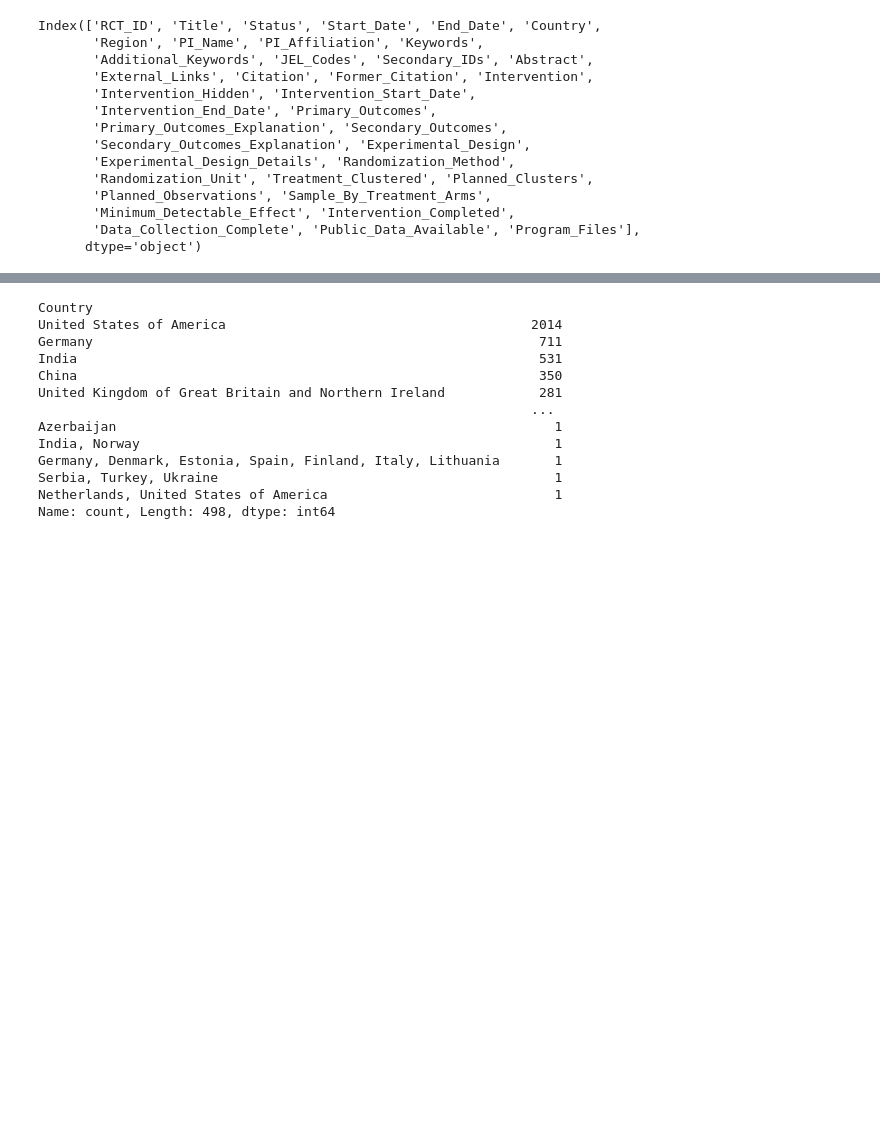
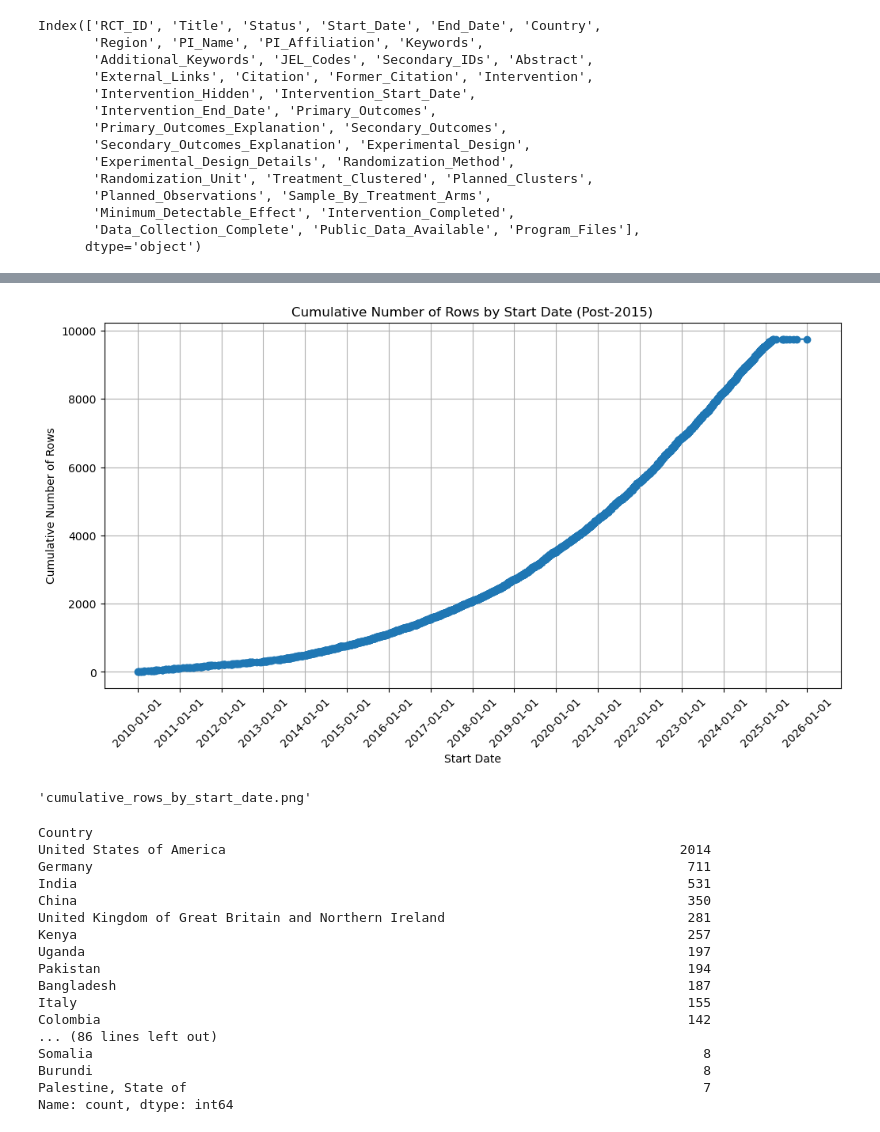
Before and after one commit to soodoku/aea_rct_reg, a Jupyter notebook: aea_rct.ipynb, the cells around one changed output, grey strips where cells are left out. Cells and saved outputs as stored; diff of their text form; code cells hidden in the pictures; blank space fills up the shorter version.

```diff
--- a/aea_rct.ipynb
+++ b/aea_rct.ipynb
@@ -89,17 +116,53 @@ Index(['RCT_ID', 'Title', 'Status', 'Start_Date', 'End_Date', 'Country',
+# %%
+df_filtered = df[df["Start_Date"] >= "2010-01-01"]
+
+# Compute cumulative count of rows over time
+date_counts = df_filtered.groupby("Start_Date").size().cumsum()
+
+# Plot cumulative sum with yearly labels
+plt.figure(figsize=(12, 6))
+plt.plot(date_counts.index, date_counts.values, marker='o', linestyle='-')
+
+plt.xlabel("Start Date")
+plt.ylabel("Cumulative Number of Rows")
+plt.title("Cumulative Number of Rows by Start Date (Post-2015)")
+plt.xticks(rotation=45)
+
+# Set yearly x-axis ticks
+plt.xticks(pd.date_range(start="2010-01-01", end=df_filtered["Start_Date"].max(), freq="YS").strftime("%Y"))
+
+plt.grid(True)
+
+# Save the plot
+plot_filename = "cumulative_rows_by_start_date.png"
+plt.savefig(plot_filename, dpi=300, bbox_inches='tight')
+
+# Show the plot
+plt.show()
+
+# Confirm the file is saved
+plot_filename
+# %% [output]
+[figure, added]
+'cumulative_rows_by_start_date.png'
 # %%
-df['Country'].value_counts()
+df['Country'].value_counts()[0:100]
 # %% [output]
 Country
-United States of America                                       2014
-Germany                                                         711
-India                                                           531
-China                                                           350
-United Kingdom of Great Britain and Northern Ireland            281
-                                                               ...
-Azerbaijan                                                        1
-India, Norway                                                     1
-Germany, Denmark, Estonia, Spain, Finland, Italy, Lithuania       1
-Serbia, Turkey, Ukraine                                           1
-Netherlands, United States of America                             1
-Name: count, Length: 498, dtype: int64
+United States of America                                                          2014
+Germany                                                                            711
+India                                                                              531
+China                                                                              350
+United Kingdom of Great Britain and Northern Ireland                               281
+Kenya                                                                              257
+Uganda                                                                             197
+Pakistan                                                                           194
+Bangladesh                                                                         187
+Italy                                                                              155
+Colombia                                                                           142
+... (86 lines left out)
+Somalia                                                                              8
+Burundi                                                                              8
+Palestine, State of                                                                  7
+Name: count, dtype: int64
 # %%
```
Also changed, not shown: parts of 9 cells of this notebook, 2 other files.
